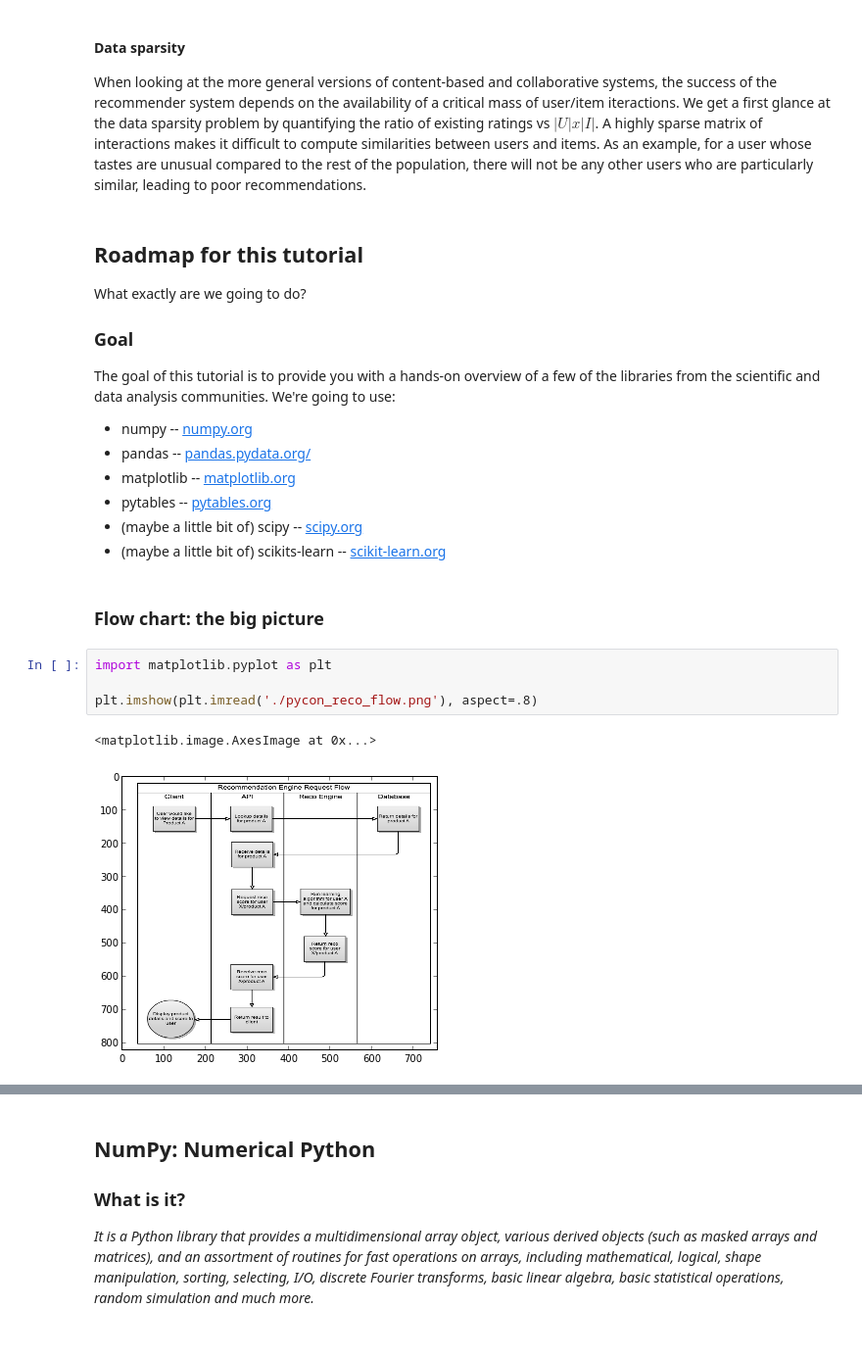
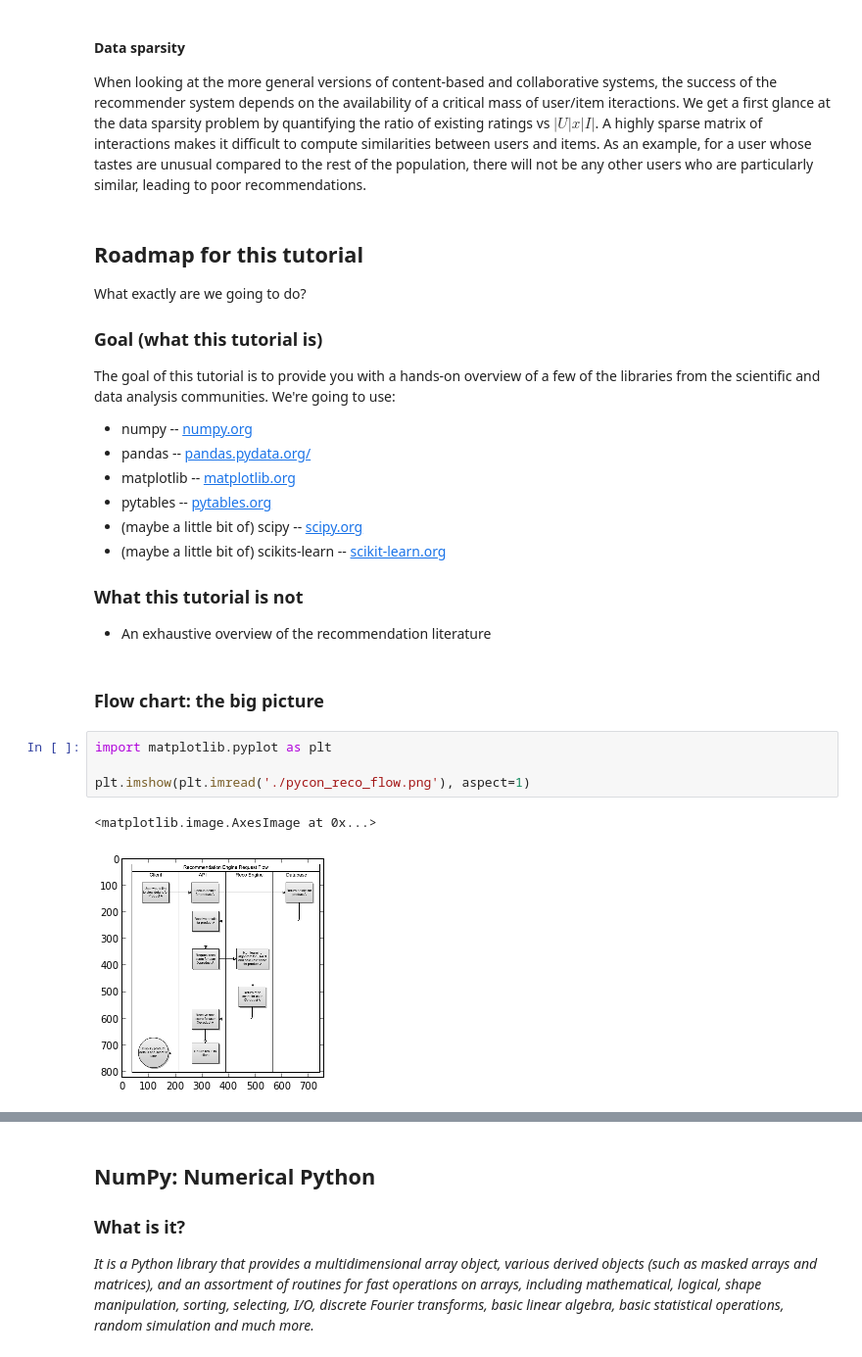
Before and after one commit to aurora1625/pycon2013, a Jupyter notebook: pycon.ipynb, the cells around one changed output, grey strips where cells are left out. Shown: that part at 98% size. Cells and saved outputs as stored; diff of their text form.

```diff
--- a/pycon.ipynb
+++ b/pycon.ipynb
@@ -163,7 +163,7 @@ are particularly similar, leading to poor recommendations.
 
 What exactly are we going to do?
 
-### Goal
+### Goal (what this tutorial is)
 
 The goal of this tutorial is to provide you with a hands-on overview of a few of
 the libraries from the scientific and data analysis communities. We're going to
@@ -175,15 +175,19 @@ use:
 - pytables -- [pytables.org](http://www.pytables.org)
 - (maybe a little bit of) scipy -- [scipy.org](http://www.scipy.org)
 - (maybe a little bit of) scikits-learn -- [scikit-learn.org](http://scikit-learn.org)
+
+### What this tutorial is not
+
+- An exhaustive overview of the recommendation literature
 # %% [markdown]
 ### Flow chart: the big picture
 # %%
 import matplotlib.pyplot as plt
 
-plt.imshow(plt.imread('./pycon_reco_flow.png'), aspect=.8)
+plt.imshow(plt.imread('./pycon_reco_flow.png'), aspect=1)
 # %% [output]
 <matplotlib.image.AxesImage at 0x...>
-[figure, old version]
+[figure, new version]
 # %% [markdown]
 ### Descriptions of the datasets we're going to use
 
```
Also changed, not shown: parts of 75 cells of this notebook.
